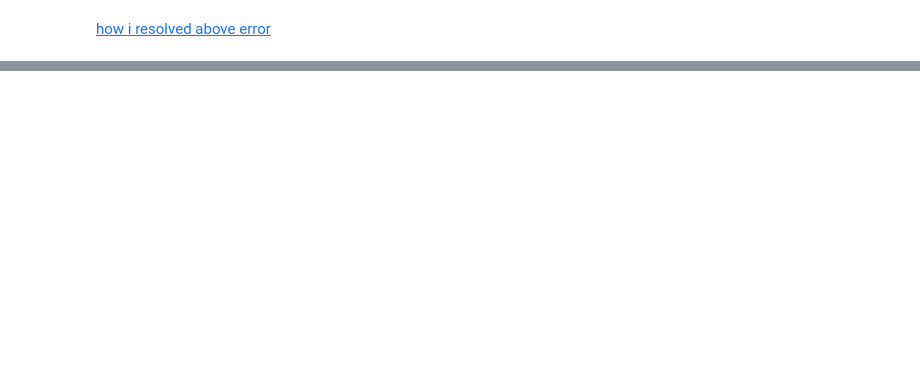
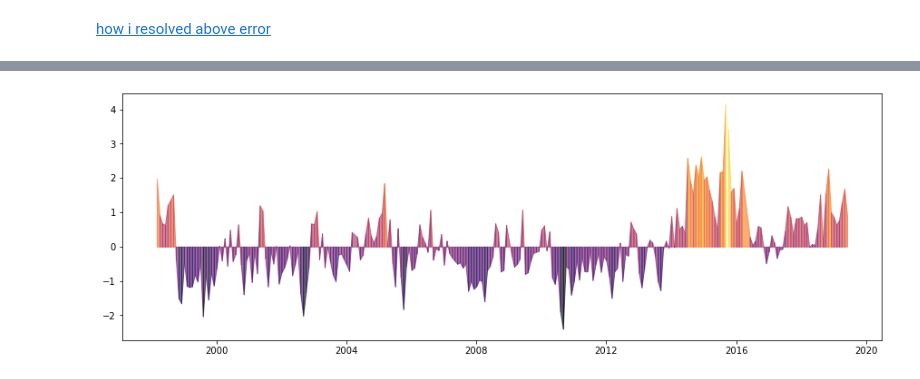
Before and after one commit to mk-waves/mk-waves-tutorial, a Jupyter notebook: HW3_template_cm.ipynb, the cells around one changed output, grey strips where cells are left out. Drawn from its saved outputs; the diff is of its cells as text; code cells hidden in the pictures; blank space fills up the shorter version.

```diff
--- a/HW3_template_cm.ipynb
+++ b/HW3_template_cm.ipynb
@@ -302,20 +367,22 @@ import matplotlib as mpl
 # %%
 colourmap = cm.get_cmap('inferno')
 
 xx = sst_anom.index
-yy =  sst_anom.Sst
+yy =  sst_anom.sst_anom
 
 plt.figure(figsize = (15, 5))
 plt.plot(xx,yy, color = 'none')
 
 normalize = mpl.colors.Normalize(vmin=yy.min(), vmax=yy.max())
 npts = 252
 for i in range(npts - 1):
     plt.fill_between([xx[i], xx[i+1]],
                      [yy[i], yy[i+1]],
                      color=colourmap(normalize(yy[i]))
                      ,alpha=0.6)
 plt.show()
+# %% [output]
+[figure, added]
 # %%
 path = "https://www.cpc.ncep.noaa.gov/data/indices/ersst5.nino.mth.91-20.ascii"
 enso = pd.read_csv(path, sep = '\s{2,}', engine = 'python')
```
Also changed, not shown: parts of 22 cells of this notebook, 1 other file.
